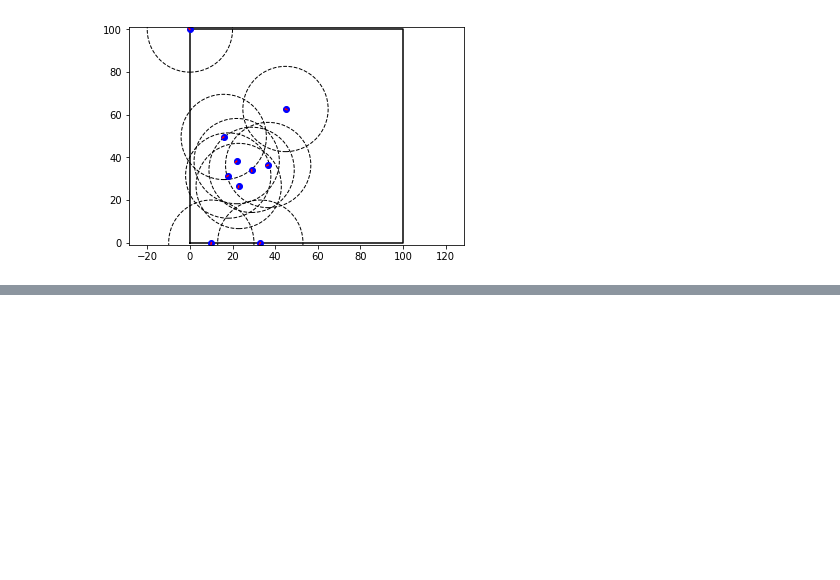
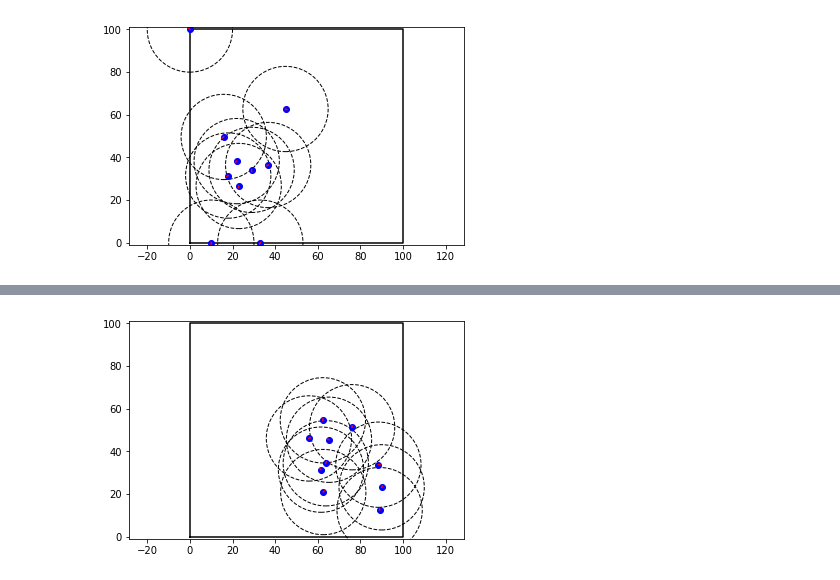
Before and after one commit to guidoAI/swarming_notebook, a Jupyter notebook: Swarming.ipynb, the cells around one changed output, grey strips where cells are left out. Cells and saved outputs as stored; diff of their text form; code cells hidden in the pictures; blank space fills up the shorter version.

```diff
--- a/Swarming.ipynb
+++ b/Swarming.ipynb
@@ -183,0 +194,97 @@ for t in range(n_time_steps):
+# %%
+%matplotlib inline
+from swarming import *
+
+# extend the agent class to take random actions:
+class FlockingAgent(Agent):
+
+    def set_command(self):
+
+        # sense the neighbors:
+        [neighbors, delta_pos, delta_v] = self.sense_nearest_neighbors(k=5, max_range = 20.0)
+        n_neighbors = len(neighbors)
+
+        if(n_neighbors == 0):
+            # no neighbors, keep going in the same direction:
+            self.command_rate = 0.0
+            self.avoid_wall()
+            return
+
+        # parameters of the method:
+        avoidance_radius = 10.0
+        w_separation = 20.0
+        w_cohesion = 10.0
+        w_alignment = 20.0
+        command_velocity = 0.25
+        rate_gain = 0.10
+
+        # initializing variables:
+        avoidance_vector = np.zeros([2,1])
+        avoidance = False
+        flock_centroid = np.zeros([2,1])
+        delta_v_align = np.zeros([2,1])
+
+        for n in range(n_neighbors):
+            d_pos = delta_pos[n]
+            distance = np.sqrt(d_pos[0]*d_pos[0] + d_pos[1]*d_pos[1])
+
+            # separation:
+            if distance < avoidance_radius:
+                avoidance = True
+                avoidance_vector -= d_pos / np.linalg.norm(d_pos)
+
+            # cohesion:
+            flock_centroid += d_pos / np.linalg.norm(d_pos)
+
+            # alignment:
+            d_vel = delta_v[n]
+            delta_v_align += d_vel
+
+        if(avoidance):
+            # normalize the avoidance vector:
+            avoidance_vector /= np.linalg.norm(avoidance_vector)
+        else:
+            avoidance_vector = np.zeros([2,1])
+
+        # cohesion vector:
+        flock_centroid /= (n_neighbors + 1) # +1 because the agent itself counts for the centroid
+        flock_centroid /= np.linalg.norm(flock_centroid)
+
+        # alignment:
+        v_body = np.zeros([2,1])
+        v_body[0] = self.v
+        v_body[1] = 0
+        v_alignment = v_body + delta_v_align / n_neighbors
+
+        desired_v = w_separation * avoidance_vector + w_cohesion * flock_centroid + w_alignment * v_alignment
+        norm_dv = np.linalg.norm(desired_v)
+        if norm_dv > 0.0001:
+            desired_v /= norm_dv
+        desired_v *= command_velocity
+
+        # set the new commanded velocity and rate:
+        self.command_v = command_velocity
+        self.command_rate = -rate_gain * desired_v[1][0]
+
+        # when close to a wall, the command rate is overwritten:
+        self.avoid_wall()
+
+
+# create environment and agents:
+env = Environment(100, 100)
+for i in range(10):
+    a = FlockingAgent(env)
+    env.add_agent(a)
+
+# run the sim for a number of time steps and draw it:
+dt = 0.1
+n_time_steps = 10000
+
+for t in range(n_time_steps):
+
+    env.update_agents(dt)
+
+    if(np.mod(t, 100) == 0):
+        env.draw()
+# %% [output]
+[figure, added]
```
Also changed, not shown: parts of 4 cells of this notebook, 1 other file.
